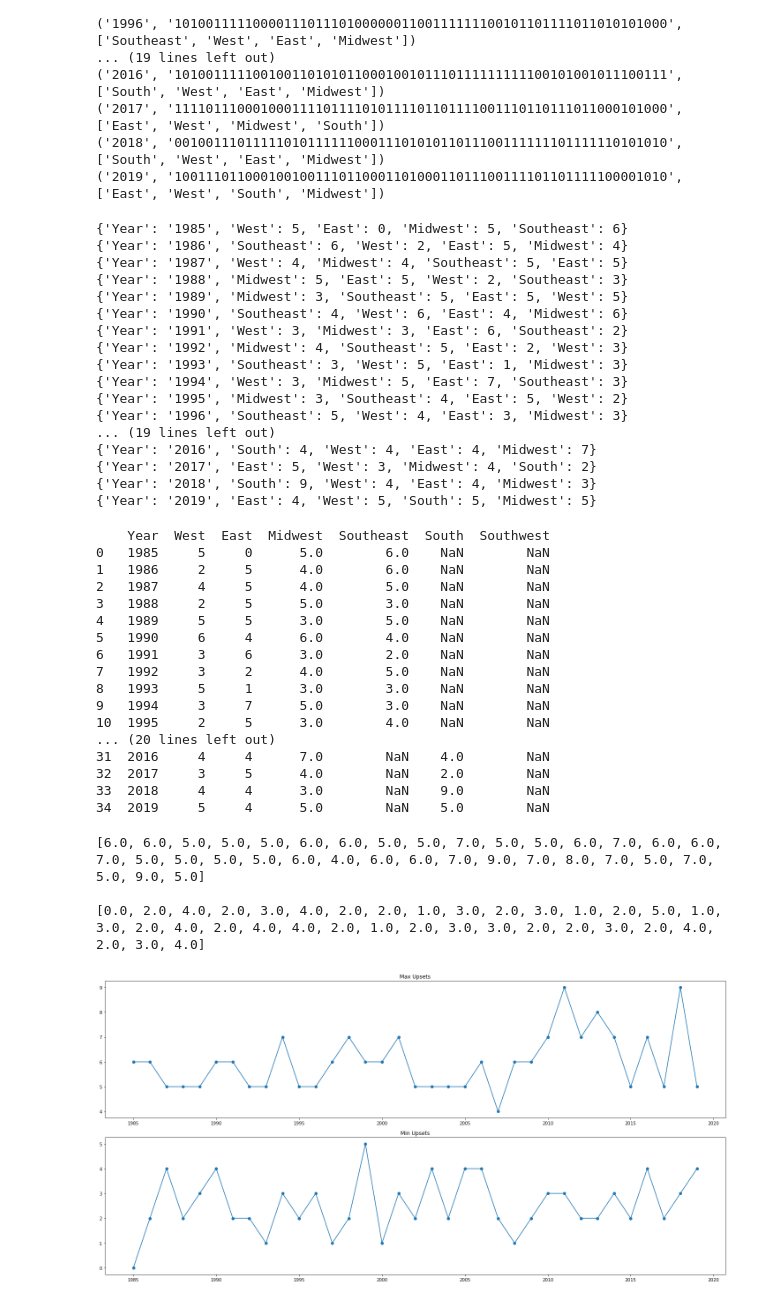
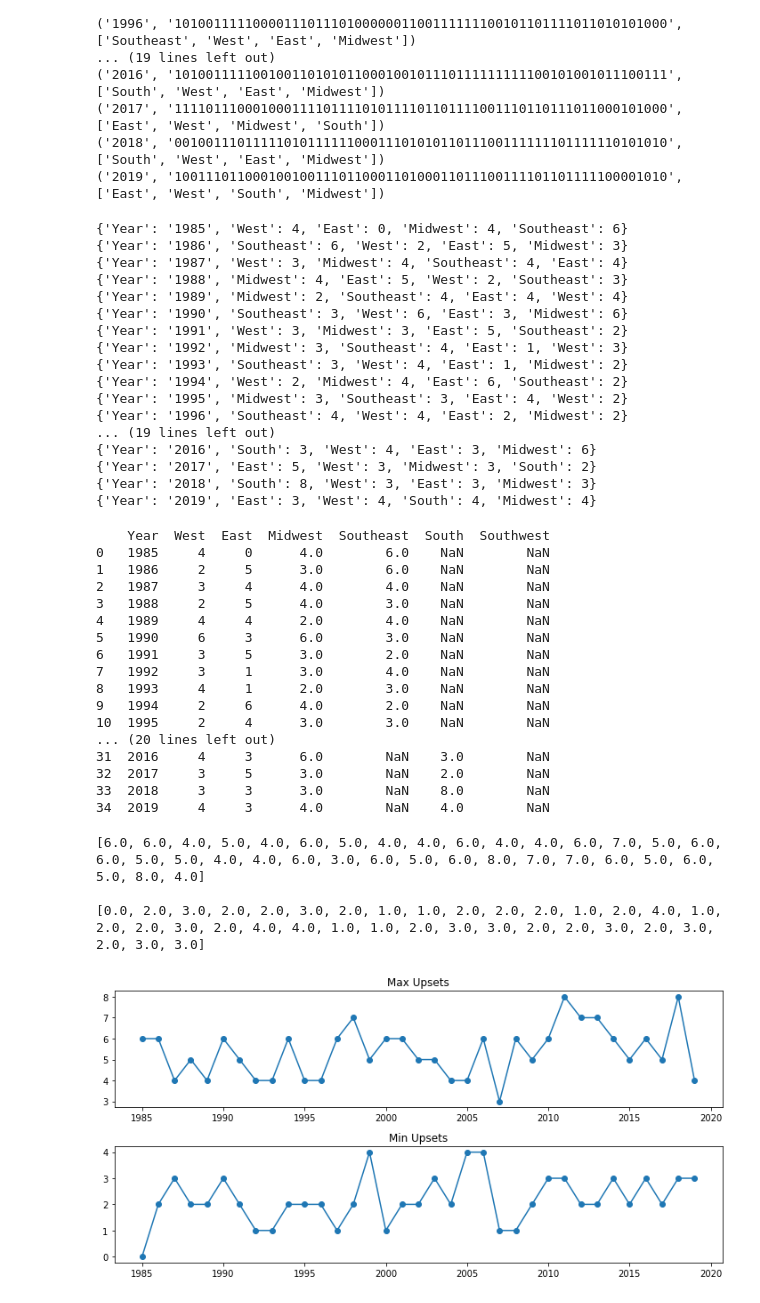
Before and after one commit to ian-ludden/power-model-ncaa, a Jupyter notebook: utils/UpsetGraphs.ipynb, the cells around one changed output. Drawn from its saved outputs; the diff is of its cells as text; code cells hidden in the pictures.

```diff
--- a/utils/UpsetGraphs.ipynb
+++ b/utils/UpsetGraphs.ipynb
@@ -63,7 +64,7 @@ def upsetsCalc(year, strVector, regions):
             tupl = pairs[j]
             seedOne = tupl[0]
             seedTwo = tupl[1]
-            if (secondRoundRegion[j] == max(seedOne, seedTwo)):
+            if (secondRoundRegion[j] == max(seedOne, seedTwo) and (seedOne != 8 and seedTwo != 9)):
                 numUpsetsForRegion += 1
 
         #upsetsList[i] += numUpsetsForRegion
@@ -165,44 +166,44 @@ for tupl in brackets:
 for upsetList in upsetsList:
     print (upsetList)
 # %% [output]
-{'Year': '1985', 'West': 5, 'East': 0, 'Midwest': 5, 'Southeast': 6}
-{'Year': '1986', 'Southeast': 6, 'West': 2, 'East': 5, 'Midwest': 4}
-{'Year': '1987', 'West': 4, 'Midwest': 4, 'Southeast': 5, 'East': 5}
-{'Year': '1988', 'Midwest': 5, 'East': 5, 'West': 2, 'Southeast': 3}
-{'Year': '1989', 'Midwest': 3, 'Southeast': 5, 'East': 5, 'West': 5}
-{'Year': '1990', 'Southeast': 4, 'West': 6, 'East': 4, 'Midwest': 6}
-{'Year': '1991', 'West': 3, 'Midwest': 3, 'East': 6, 'Southeast': 2}
-{'Year': '1992', 'Midwest': 4, 'Southeast': 5, 'East': 2, 'West': 3}
-{'Year': '1993', 'Southeast': 3, 'West': 5, 'East': 1, 'Midwest': 3}
-{'Year': '1994', 'West': 3, 'Midwest': 5, 'East': 7, 'Southeast': 3}
-{'Year': '1995', 'Midwest': 3, 'Southeast': 4, 'East': 5, 'West': 2}
-{'Year': '1996', 'Southeast': 5, 'West': 4, 'East': 3, 'Midwest': 3}
+{'Year': '1985', 'West': 4, 'East': 0, 'Midwest': 4, 'Southeast': 6}
+{'Year': '1986', 'Southeast': 6, 'West': 2, 'East': 5, 'Midwest': 3}
+{'Year': '1987', 'West': 3, 'Midwest': 4, 'Southeast': 4, 'East': 4}
+{'Year': '1988', 'Midwest': 4, 'East': 5, 'West': 2, 'Southeast': 3}
+{'Year': '1989', 'Midwest': 2, 'Southeast': 4, 'East': 4, 'West': 4}
+{'Year': '1990', 'Southeast': 3, 'West': 6, 'East': 3, 'Midwest': 6}
+{'Year': '1991', 'West': 3, 'Midwest': 3, 'East': 5, 'Southeast': 2}
+{'Year': '1992', 'Midwest': 3, 'Southeast': 4, 'East': 1, 'West': 3}
+{'Year': '1993', 'Southeast': 3, 'West': 4, 'East': 1, 'Midwest': 2}
+{'Year': '1994', 'West': 2, 'Midwest': 4, 'East': 6, 'Southeast': 2}
+{'Year': '1995', 'Midwest': 3, 'Southeast': 3, 'East': 4, 'West': 2}
+{'Year': '1996', 'Southeast': 4, 'West': 4, 'East': 2, 'Midwest': 2}
 ... (19 lines left out)
-{'Year': '2016', 'South': 4, 'West': 4, 'East': 4, 'Midwest': 7}
-{'Year': '2017', 'East': 5, 'West': 3, 'Midwest': 4, 'South': 2}
-{'Year': '2018', 'South': 9, 'West': 4, 'East': 4, 'Midwest': 3}
-{'Year': '2019', 'East': 4, 'West': 5, 'South': 5, 'Midwest': 5}
+{'Year': '2016', 'South': 3, 'West': 4, 'East': 3, 'Midwest': 6}
+{'Year': '2017', 'East': 5, 'West': 3, 'Midwest': 3, 'South': 2}
+{'Year': '2018', 'South': 8, 'West': 3, 'East': 3, 'Midwest': 3}
+{'Year': '2019', 'East': 3, 'West': 4, 'South': 4, 'Midwest': 4}
 # %%
 df = pd.DataFrame(upsetsList)
 print (df)
 # %% [output]
     Year  West  East  Midwest  Southeast  South  Southwest
-0   1985     5     0      5.0        6.0    NaN        NaN
-1   1986     2     5      4.0        6.0    NaN        NaN
-2   1987     4     5      4.0        5.0    NaN        NaN
-3   1988     2     5      5.0        3.0    NaN        NaN
-4   1989     5     5      3.0        5.0    NaN        NaN
-5   1990     6     4      6.0        4.0    NaN        NaN
-6   1991     3     6      3.0        2.0    NaN        NaN
-7   1992     3     2      4.0        5.0    NaN        NaN
-8   1993     5     1      3.0        3.0    NaN        NaN
-9   1994     3     7      5.0        3.0    NaN        NaN
-10  1995     2     5      3.0        4.0    NaN        NaN
+0   1985     4     0      4.0        6.0    NaN        NaN
+1   1986     2     5      3.0        6.0    NaN        NaN
+2   1987     3     4      4.0        4.0    NaN        NaN
+3   1988     2     5      4.0        3.0    NaN        NaN
+4   1989     4     4      2.0        4.0    NaN        NaN
+5   1990     6     3      6.0        3.0    NaN        NaN
+6   1991     3     5      3.0        2.0    NaN        NaN
+7   1992     3     1      3.0        4.0    NaN        NaN
+8   1993     4     1      2.0        3.0    NaN        NaN
+9   1994     2     6      4.0        2.0    NaN        NaN
+10  1995     2     4      3.0        3.0    NaN        NaN
 ... (20 lines left out)
-31  2016     4     4      7.0        NaN    4.0        NaN
-32  2017     3     5      4.0        NaN    2.0        NaN
-33  2018     4     4      3.0        NaN    9.0        NaN
-34  2019     5     4      5.0        NaN    5.0        NaN
+31  2016     4     3      6.0        NaN    3.0        NaN
+32  2017     3     5      3.0        NaN    2.0        NaN
+33  2018     3     3      3.0        NaN    8.0        NaN
+34  2019     4     3      4.0        NaN    4.0        NaN
 # %%
 worstRegions = df.max(axis=1).tolist()
 bestRegions = df.min(axis=1).tolist()
@@ -211,27 +212,28 @@ print (worstRegions)
 print ()
 print (bestRegions)
 # %% [output]
-[6.0, 6.0, 5.0, 5.0, 5.0, 6.0, 6.0, 5.0, 5.0, 7.0, 5.0, 5.0, 6.0, 7.0, 6.0, 6.0, 7.0, 5.0, 5.0, 5.0, 5.0, 6.0, 4.0, 6.0, 6.0, 7.0, 9.0, 7.0, 8.0, 7.0, 5.0, 7.0, 5.0, 9.0, 5.0]
+[6.0, 6.0, 4.0, 5.0, 4.0, 6.0, 5.0, 4.0, 4.0, 6.0, 4.0, 4.0, 6.0, 7.0, 5.0, 6.0, 6.0, 5.0, 5.0, 4.0, 4.0, 6.0, 3.0, 6.0, 5.0, 6.0, 8.0, 7.0, 7.0, 6.0, 5.0, 6.0, 5.0, 8.0, 4.0]
 
-[0.0, 2.0, 4.0, 2.0, 3.0, 4.0, 2.0, 2.0, 1.0, 3.0, 2.0, 3.0, 1.0, 2.0, 5.0, 1.0, 3.0, 2.0, 4.0, 2.0, 4.0, 4.0, 2.0, 1.0, 2.0, 3.0, 3.0, 2.0, 2.0, 3.0, 2.0, 4.0, 2.0, 3.0, 4.0]
+[0.0, 2.0, 3.0, 2.0, 2.0, 3.0, 2.0, 1.0, 1.0, 2.0, 2.0, 2.0, 1.0, 2.0, 4.0, 1.0, 2.0, 2.0, 3.0, 2.0, 4.0, 4.0, 1.0, 1.0, 2.0, 3.0, 3.0, 2.0, 2.0, 3.0, 2.0, 3.0, 2.0, 3.0, 3.0]
 # %%
 years = []
 for year in range(1985, 2020):
     years.append(year)
 
 fig, axs = plt.subplots(2)
 
 axs[0].scatter(years, worstRegions)
 axs[0].plot(years, worstRegions)
 axs[0].set_title("Max Upsets")
 axs[1].scatter(years, bestRegions)
 axs[1].plot(years, bestRegions)
 axs[1].set_title("Min Upsets")
 
 fig.tight_layout()
+rcParams['figure.figsize'] = [20, 5]
 plt.show()
 # %% [output]
-[figure, old version]
+[figure, new version]
 # %%
 fig, axs = plt.subplots(2)
 
```
Also changed, not shown: parts of 7 cells of this notebook, 2 other files.
